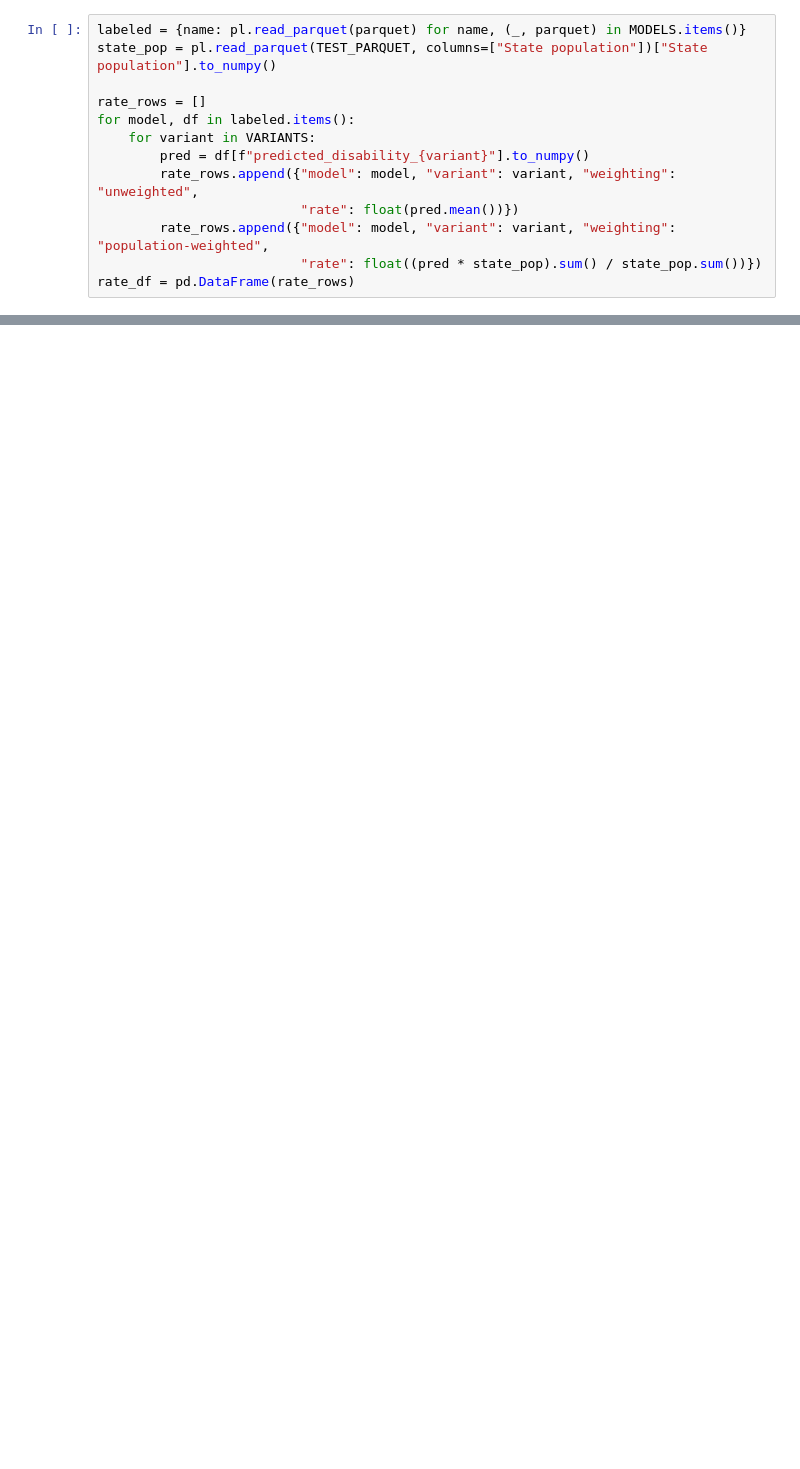
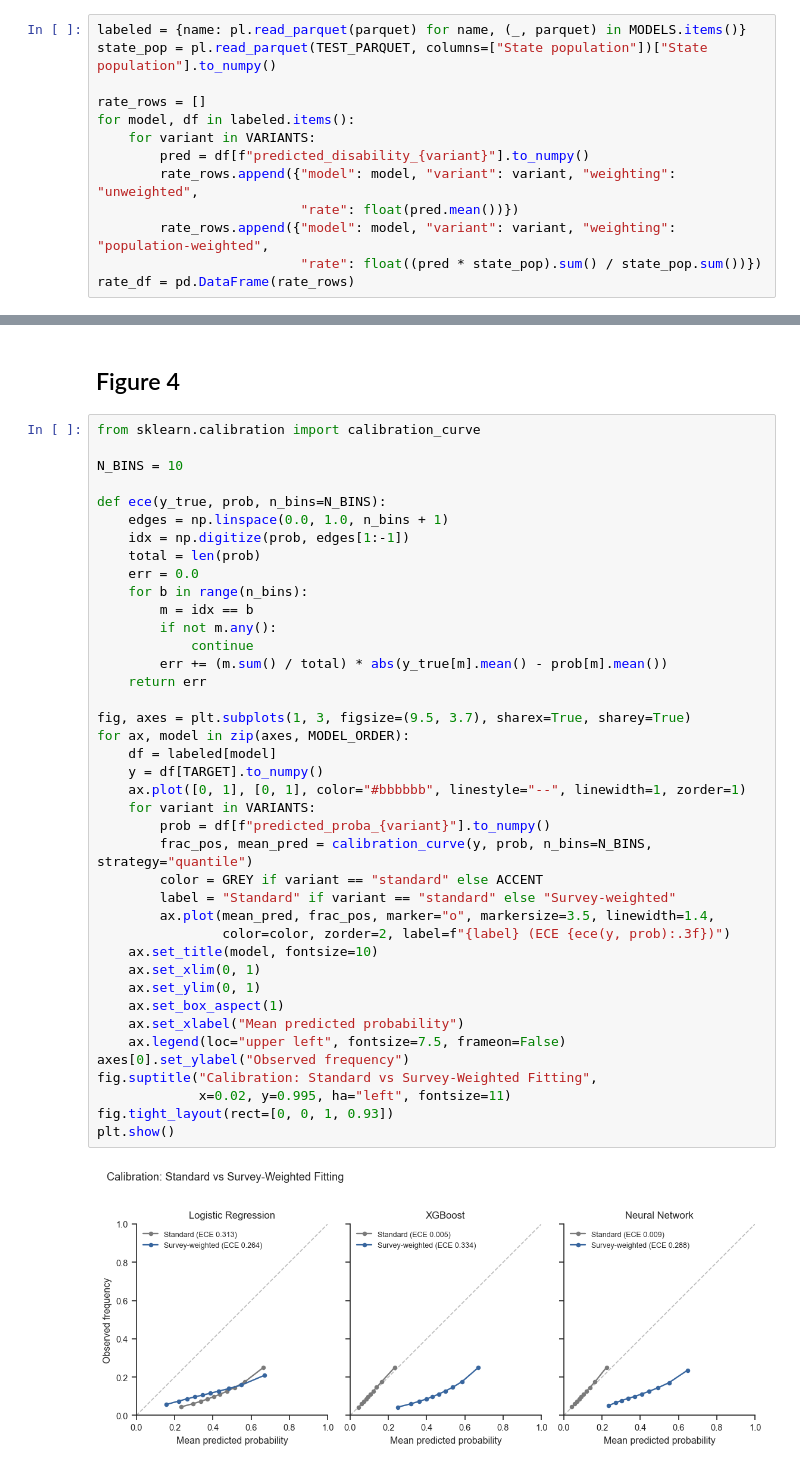
Before and after one commit to Dannypham142/Machine-Learning-Model-Training-with-Complex-Sample-Survey, a Jupyter notebook: ml_pipeline/create_figures.ipynb, the cells around one changed output, grey strips where cells are left out. Drawn from its saved outputs; the diff is of its cells as text; blank space fills up the shorter version.

```diff
--- a/ml_pipeline/create_figures.ipynb
+++ b/ml_pipeline/create_figures.ipynb
@@ -249,0 +204,44 @@ plt.show()
+# %% [markdown]
+## Figure 4
+# %%
+from sklearn.calibration import calibration_curve
+
+N_BINS = 10
+
+def ece(y_true, prob, n_bins=N_BINS):
+    edges = np.linspace(0.0, 1.0, n_bins + 1)
+    idx = np.digitize(prob, edges[1:-1])
+    total = len(prob)
+    err = 0.0
+    for b in range(n_bins):
+        m = idx == b
+        if not m.any():
+            continue
+        err += (m.sum() / total) * abs(y_true[m].mean() - prob[m].mean())
+    return err
+
+fig, axes = plt.subplots(1, 3, figsize=(9.5, 3.7), sharex=True, sharey=True)
+for ax, model in zip(axes, MODEL_ORDER):
+    df = labeled[model]
+    y = df[TARGET].to_numpy()
+    ax.plot([0, 1], [0, 1], color="#bbbbbb", linestyle="--", linewidth=1, zorder=1)
+    for variant in VARIANTS:
+        prob = df[f"predicted_proba_{variant}"].to_numpy()
+        frac_pos, mean_pred = calibration_curve(y, prob, n_bins=N_BINS, strategy="quantile")
+        color = GREY if variant == "standard" else ACCENT
+        label = "Standard" if variant == "standard" else "Survey-weighted"
+        ax.plot(mean_pred, frac_pos, marker="o", markersize=3.5, linewidth=1.4,
+                color=color, zorder=2, label=f"{label} (ECE {ece(y, prob):.3f})")
+    ax.set_title(model, fontsize=10)
+    ax.set_xlim(0, 1)
+    ax.set_ylim(0, 1)
+    ax.set_box_aspect(1)
+    ax.set_xlabel("Mean predicted probability")
+    ax.legend(loc="upper left", fontsize=7.5, frameon=False)
+axes[0].set_ylabel("Observed frequency")
+fig.suptitle("Calibration: Standard vs Survey-Weighted Fitting",
+             x=0.02, y=0.995, ha="left", fontsize=11)
+fig.tight_layout(rect=[0, 0, 1, 0.93])
+plt.show()
+# %% [output]
+[figure, added]
```
Also changed, not shown: parts of 9 cells of this notebook, 4 other files.
